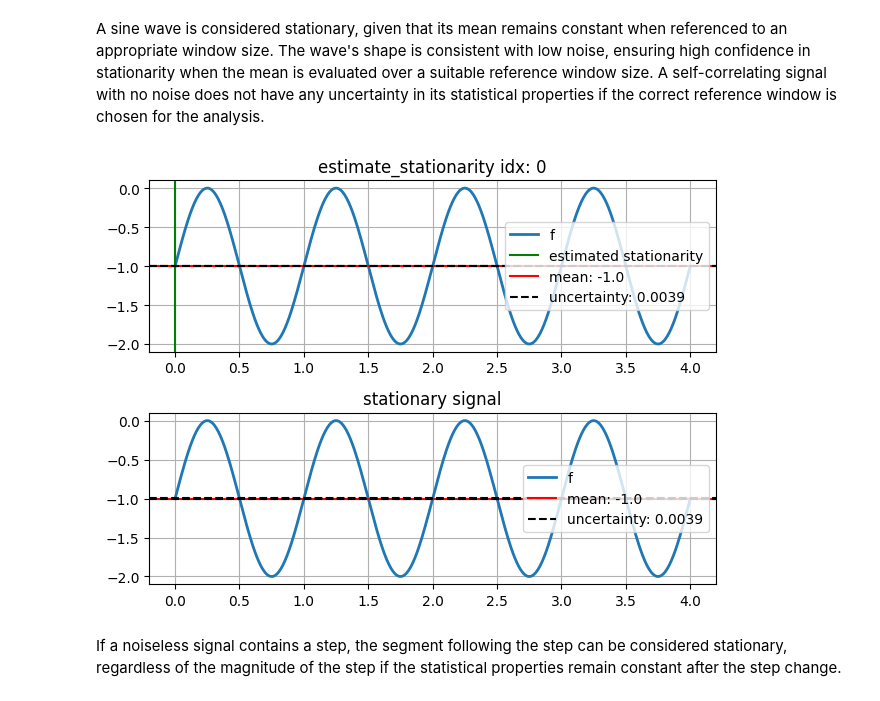
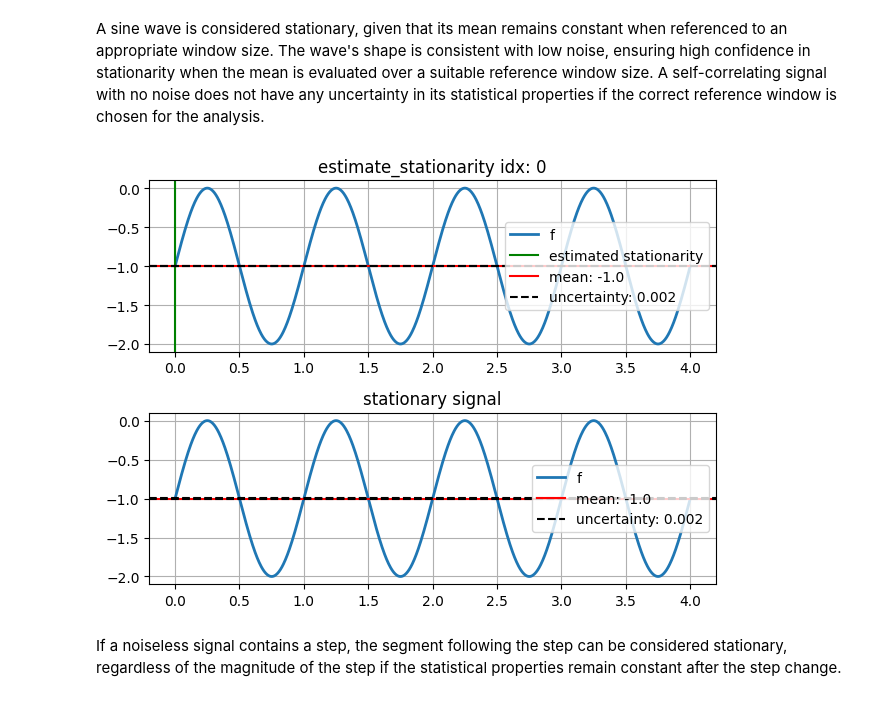
Before and after one commit to MaNyh/NTRfC, a Jupyter notebook: examples/check_timeseries_stationarity.ipynb, the cells around one changed output. Cells and saved outputs as stored; diff of their text form; code cells hidden in the pictures.

```diff
--- a/examples/check_timeseries_stationarity.ipynb
+++ b/examples/check_timeseries_stationarity.ipynb
@@ -122,15 +122,15 @@ A sine wave is considered stationary, given that its mean remains constant when
 # %%
 amplitude = 1 # 1,10
 frequency = 1  # 1,10
 time = 4 # 10, 60
 mean = -1  # -1,0,1
 
-timesteps, values = signal_generator(amplitude=amplitude, frequency=frequency, mean=mean, time=time)
+timesteps, values = signal_generator(amplitude=amplitude, frequency=frequency, mean=mean, time=time,resolution=256)
 stationary_timestep ,_,mean_uncertainty= estimate_stationarity(values)
 
 plot_estimate(timesteps, values, stationary_timestep,mean_uncertainty)
 # %% [output]
-[figure, old version]
+[figure, new version]
 # %% [markdown]
 If a noiseless signal contains a step, the segment following the step can be considered stationary, regardless of the magnitude of the step if the statistical properties remain constant after the step change.
 # %%
```
Also changed, not shown: parts of 12 cells of this notebook, 9 other files.
